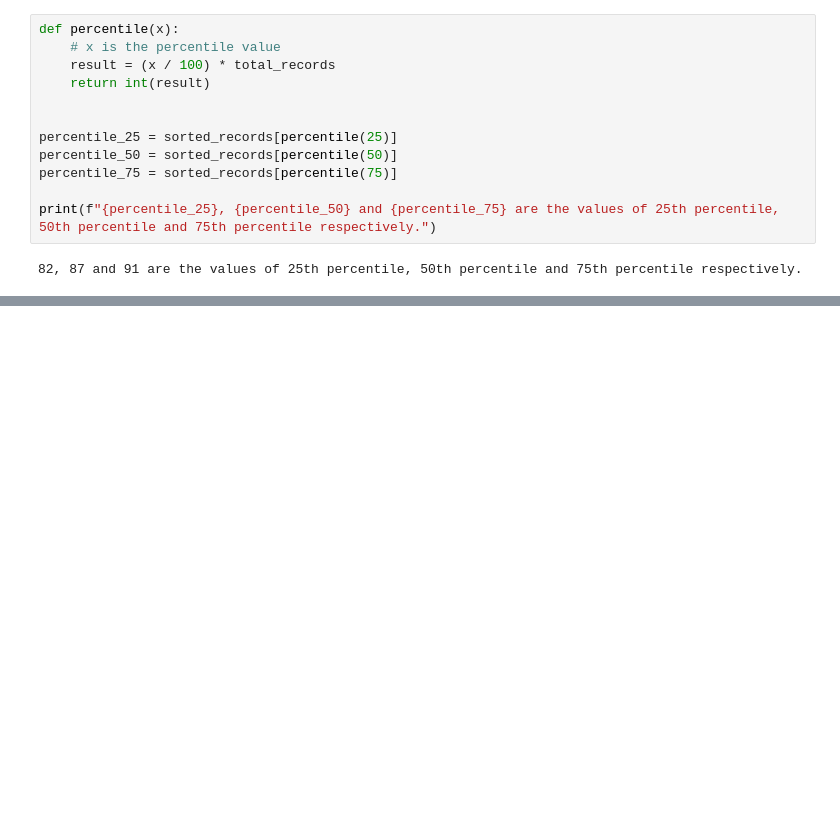
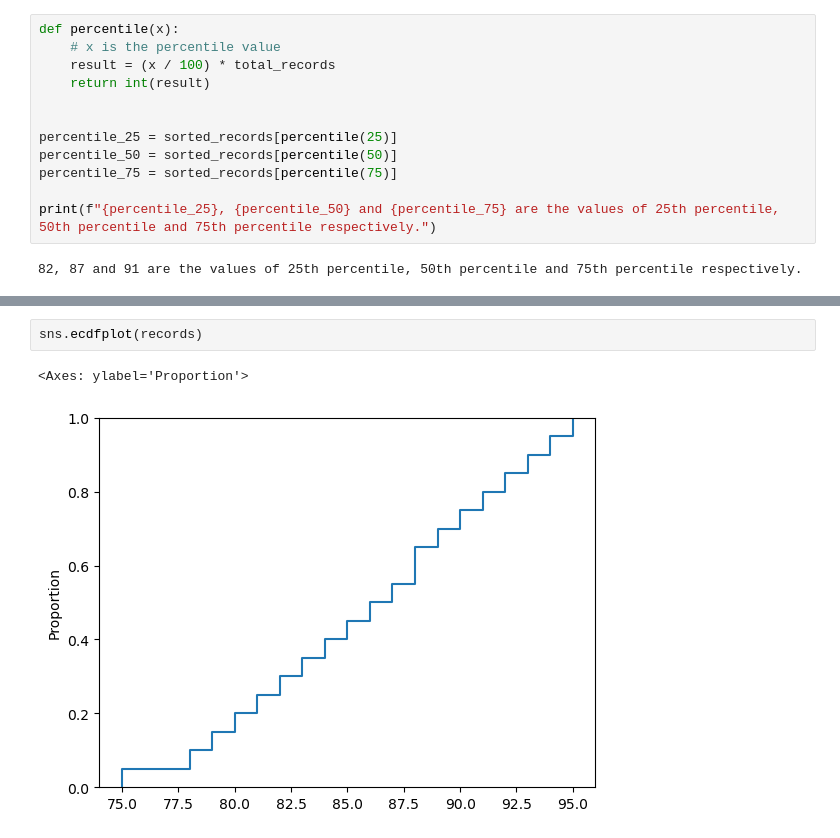
Before and after one commit to itsanishsingh/descriptive-statistics, a Jupyter notebook: descriptive_statistics.ipynb, the cells around one changed output, grey strips where cells are left out. Cells and saved outputs as stored; diff of their text form; blank space fills up the shorter version.

```diff
--- a/descriptive_statistics.ipynb
+++ b/descriptive_statistics.ipynb
@@ -129,0 +144,5 @@ print(f"{percentile_25}, {percentile_50} and {percentile_75} are the values of 2
+# %%
+sns.ecdfplot(records)
+# %% [output]
+<Axes: ylabel='Proportion'>
+[figure, added]
```
Also changed, not shown: parts of 4 cells of this notebook.
